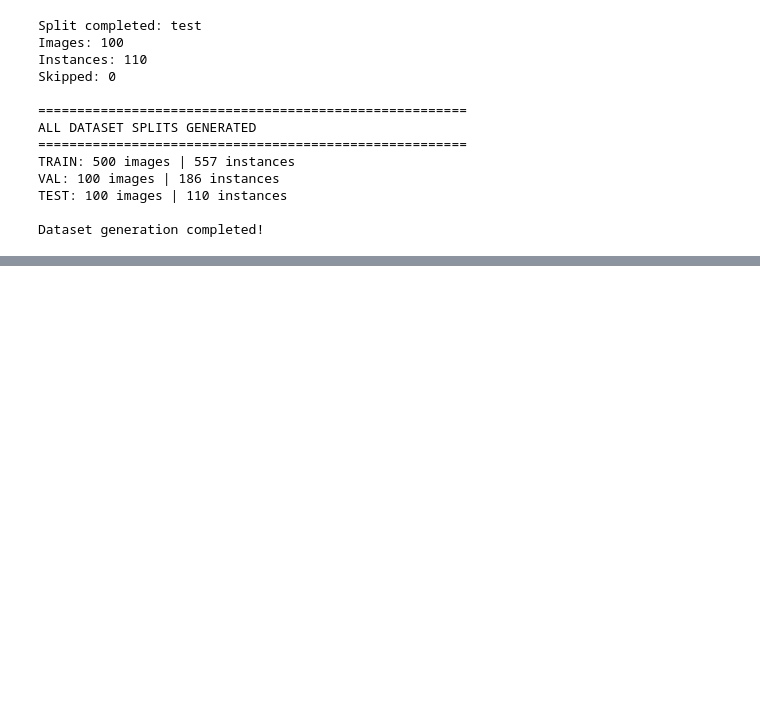
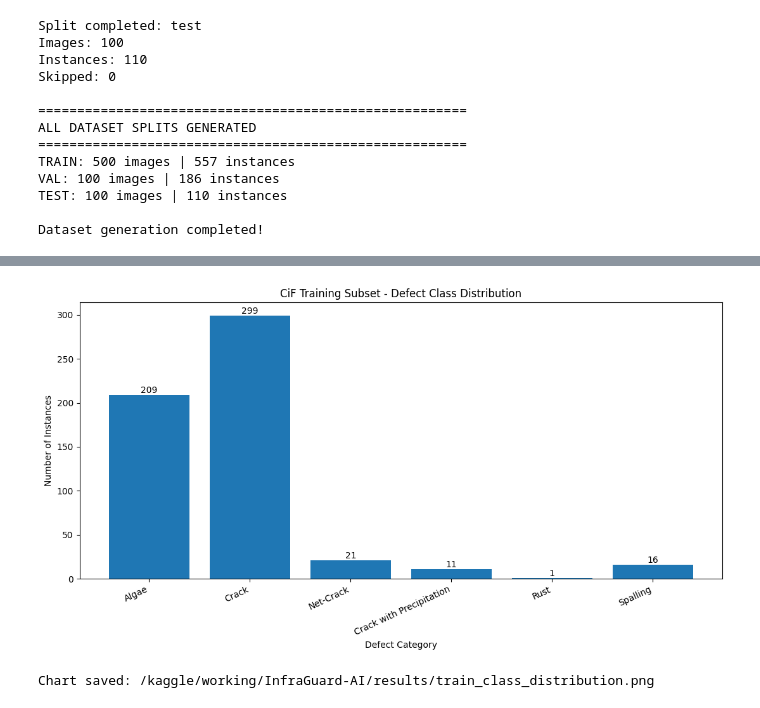
Before and after one commit to mimafsana-043/InfraGuard-AI-Research, a Jupyter notebook: notebooks/02_dataset_subset_generation.ipynb, the cells around one changed output, grey strips where cells are left out. Cells and saved outputs as stored; diff of their text form; code cells hidden in the pictures; blank space fills up the shorter version.

```diff
--- a/notebooks/02_dataset_subset_generation.ipynb
+++ b/notebooks/02_dataset_subset_generation.ipynb
@@ -835,0 +1088,59 @@ Dataset generation completed!
+# %%
+
+# ============================================
+# InfraGuard AI | Cell 13
+# Class Distribution Visualization
+# ============================================
+
+class_data = final_summary["splits"]["train"][
+    "class_distribution"
+]
+
+class_names = list(class_data.keys())
+class_counts = list(class_data.values())
+
+plt.figure(figsize=(11, 6))
+
+bars = plt.bar(
+    class_names,
+    class_counts
+)
+
+plt.title(
+    "CiF Training Subset - Defect Class Distribution"
+)
+
+plt.xlabel("Defect Category")
+plt.ylabel("Number of Instances")
+
+plt.xticks(rotation=25, ha="right")
+
+for bar, count in zip(bars, class_counts):
+
+    plt.text(
+        bar.get_x() + bar.get_width() / 2,
+        bar.get_height(),
+        str(count),
+        ha="center",
+        va="bottom"
+    )
+
+plt.tight_layout()
+
+chart_path = (
+    RESULTS_ROOT /
+    "train_class_distribution.png"
+)
+
+plt.savefig(
+    chart_path,
+    dpi=200,
+    bbox_inches="tight"
+)
+
+plt.show()
+
+print("Chart saved:", chart_path)
+# %% [output]
+[figure, added]
+Chart saved: /kaggle/working/InfraGuard-AI/results/train_class_distribution.png
```
Also changed, not shown: parts of 2 cells of this notebook.
